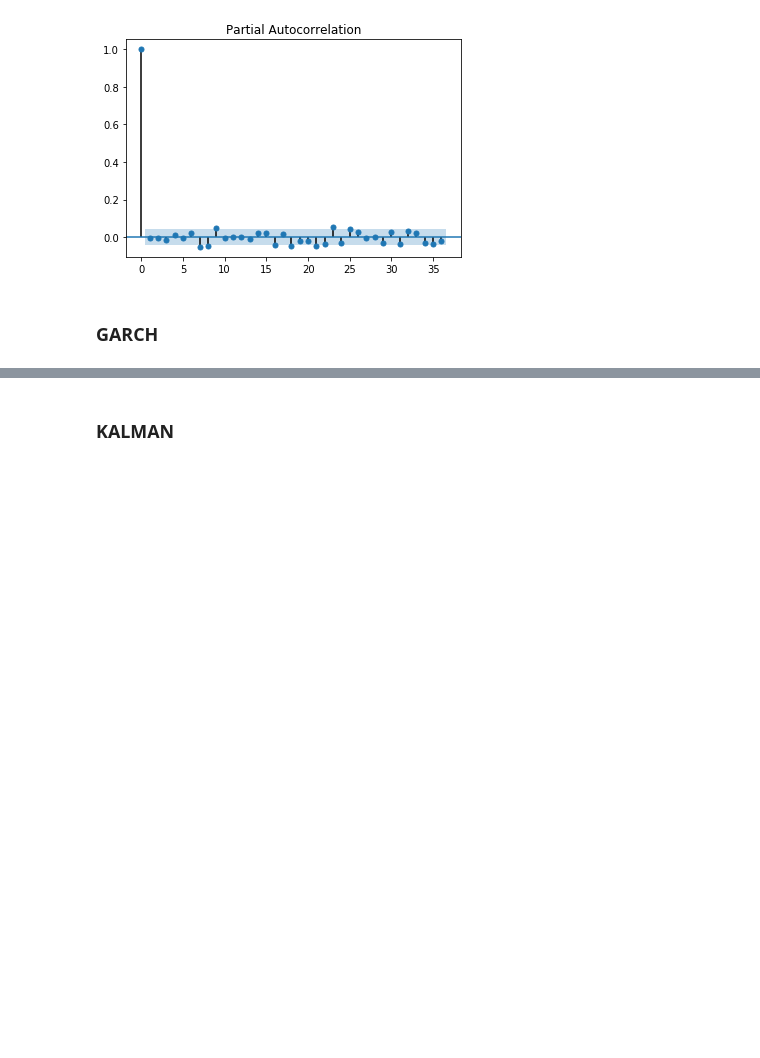
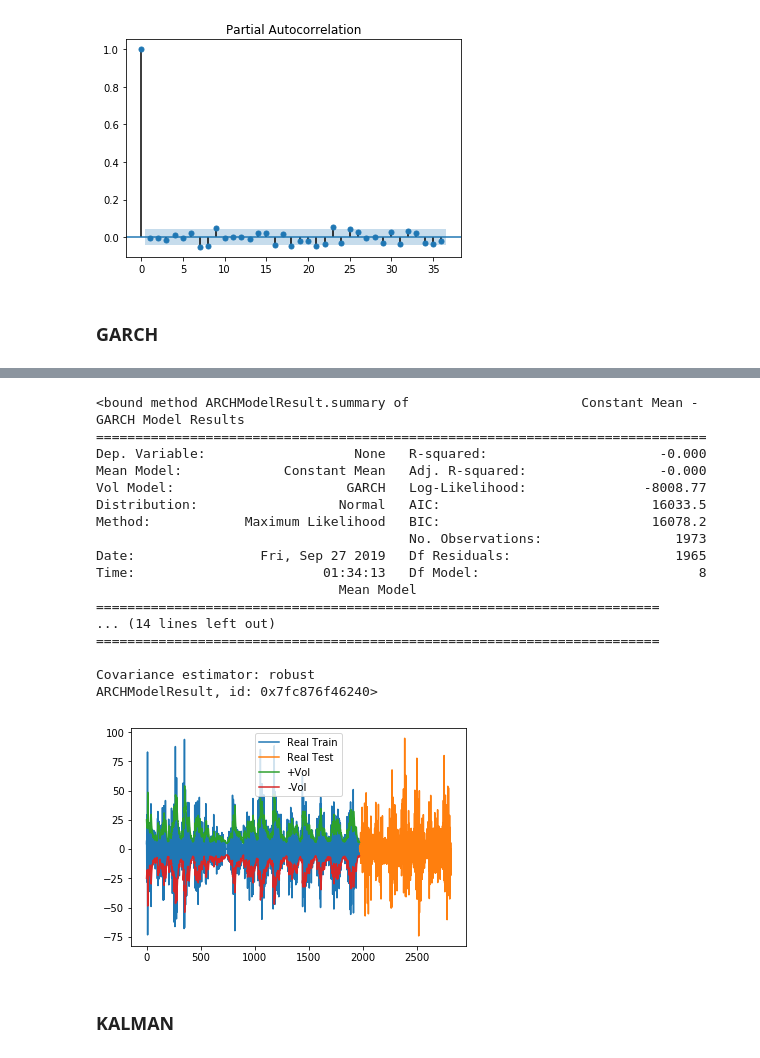
Before and after one commit to jamissonfreitas/IN1167, a Jupyter notebook: report.ipynb, the cells around one changed output, grey strips where cells are left out. Cells and saved outputs as stored; diff of their text form; code cells hidden in the pictures; blank space fills up the shorter version.

```diff
--- a/report.ipynb
+++ b/report.ipynb
@@ -140,6 +140,17 @@ size = len(serie)
 print(size)
 l = int((7*size)/10)
 print(l)
+
+# original serie
 serie_train = serie[:l]
 serie_test = serie[l:]
+
+size = len(s_diff)
+print(size)
+l = int((7*size)/10)
+print(l)
+
+# diff serie
+s_diff_train = s_diff[:l]
+s_diff_test = s_diff[l:]
 # %% [output]
@@ -430,2 +409,35 @@ plt.show()
+# %%
+# training a Garch model
+garch = arch_model(s_diff_train, vol='GARCH', p=p_, o=o_, q=q_ ).fit( disp='off')
+
+# printing the statisticals
+print(garch.summary)
+
+# plotting the modelling
+plt.plot(s_diff_train, label='Real Train')
+plt.plot(s_diff_test, label='Real Test')
+plt.plot(garch._volatility, label = '+Vol')
+plt.plot(-garch._volatility, label = '-Vol')
+plt.legend(loc='best')
+plt.show()
+# %% [output]
+<bound method ARCHModelResult.summary of                      Constant Mean - GARCH Model Results
+==============================================================================
+Dep. Variable:                   None   R-squared:                      -0.000
+Mean Model:             Constant Mean   Adj. R-squared:                 -0.000
+Vol Model:                      GARCH   Log-Likelihood:               -8008.77
+Distribution:                  Normal   AIC:                           16033.5
+Method:            Maximum Likelihood   BIC:                           16078.2
+                                        No. Observations:                 1973
+Date:                Fri, Sep 27 2019   Df Residuals:                     1965
+Time:                        01:34:13   Df Model:                            8
+                               Mean Model
+========================================================================
+... (14 lines left out)
+========================================================================
+
+Covariance estimator: robust
+ARCHModelResult, id: 0x7fc876f46240>
+[figure, added]
 # %% [markdown]
 ### KALMAN
```
Also changed, not shown: parts of 5 cells of this notebook.
